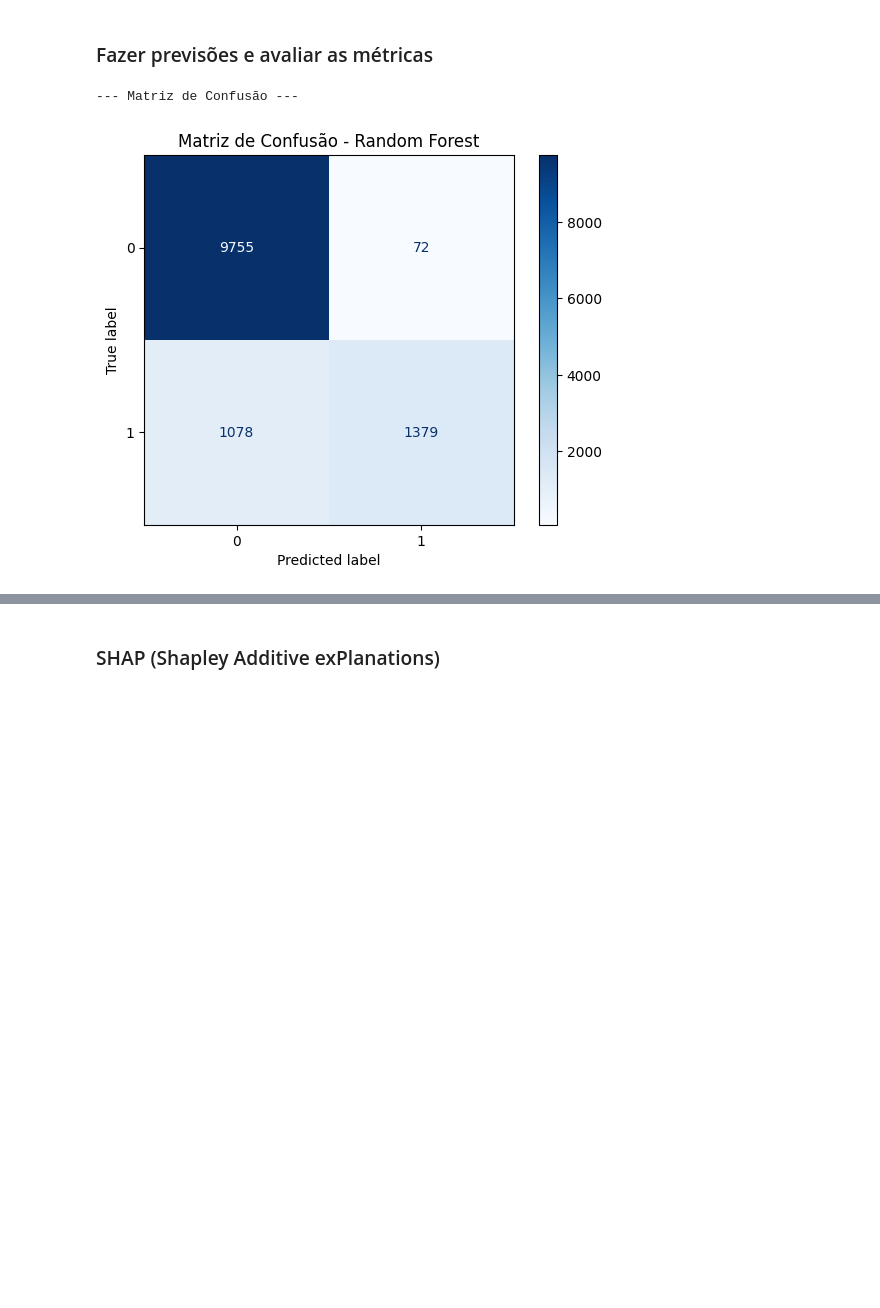
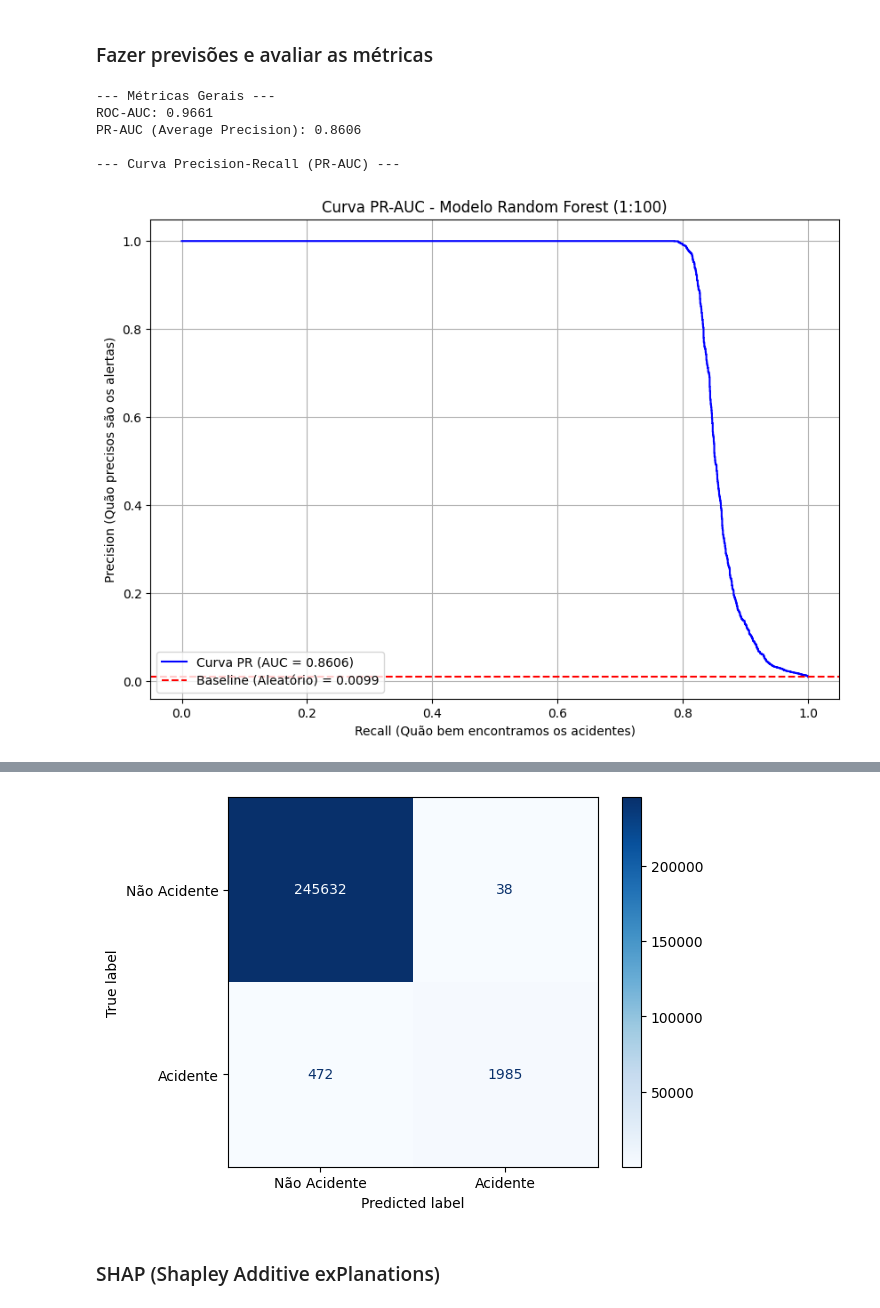
Before and after one commit to PedroSmithhh/TCC, a Jupyter notebook: random_forest.ipynb, the cells around one changed output, grey strips where cells are left out. Saved outputs shown, nothing was run; the diff lists cells and outputs as text; code cells hidden in the pictures; blank space fills up the shorter version.

Commit message:
modelo random forest atualizado

```diff
--- a/random_forest.ipynb
+++ b/random_forest.ipynb
@@ -11,5 +12,5 @@ import matplotlib.pyplot as plt
 # %%
-df = pd.read_csv('dataset_final_para_modelo_1_4.csv', decimal=",")
+df = pd.read_csv('dataset_final_para_modelo_1_100.csv', decimal=",")
 df
 # %% [output]
 |  | latitude | longitude | data | dia_semana | mes | is_weekend | hora | Sinistro | Chuva | ... |
@@ -54,0 +88,12 @@ RandomForestClassifier(class_weight='balanced', random_state=8)
+# %%
+final_rf_model = RandomForestClassifier(
+    random_state=8,
+    class_weight='balanced',
+    n_jobs=-1,
+    n_estimators=400,
+    max_depth=None,
+    min_samples_leaf=2,
+    min_samples_split=5
+)
+
+final_rf_model.fit(X_train, y_train)
@@ -55,23 +104,52 @@ RandomForestClassifier(class_weight='balanced', random_state=8)
 # %% [markdown]
 ### Fazer previsões e avaliar as métricas
 # %%
-# O modelo faz as previsões nos dados de teste
-y_pred = model.predict(X_test)
+y_prob_rf = final_rf_model.predict_proba(X_test)[:, 1]
+
+# Métricas Gerais (ROC-AUC e PR-AUC)
+roc_auc = roc_auc_score(y_test, y_prob_rf)
+pr_auc = average_precision_score(y_test, y_prob_rf)
+
+print(f"\n--- Métricas Gerais ---")
+print(f"ROC-AUC: {roc_auc:.4f}")
+print(f"PR-AUC (Average Precision): {pr_auc:.4f}")
+
+# 4. Plotar a Curva PR-AUC
+print("\n--- Curva Precision-Recall (PR-AUC) ---")
+precision, recall, thresholds_pr = precision_recall_curve(y_test, y_prob_rf)
+pr_auc_plot = auc(recall, precision)
+
+plt.figure(figsize=(10, 7))
+plt.plot(recall, precision, color='b', label=f'Curva PR (AUC = {pr_auc_plot:.4f})')
+
+# Linha de Base (Baseline)
+n_positivos = y_test.sum()
+n_total = len(y_test)
+baseline = n_positivos / n_total
+plt.axhline(y=baseline, color='r', linestyle='--', label=f'Baseline (Aleatório) = {baseline:.4f}')
+
+plt.title('Curva PR-AUC - Modelo Random Forest (1:100)')
+plt.xlabel('Recall (Quão bem encontramos os acidentes)')
+plt.ylabel('Precision (Quão precisos são os alertas)')
+plt.legend(loc='lower left')
+plt.grid(True)
+plt.show()
+
+LIMIAR_FINAL = 0.5
 
 
+y_pred_rf = (y_prob_rf >= LIMIAR_FINAL).astype(int)
+print(classification_report(y_test, y_pred_rf))
+
 print("\n--- Matriz de Confusão ---")
-cm = confusion_matrix(y_test, y_pred)
-ConfusionMatrixDisplay(cm).plot(cmap=plt.cm.Blues)
-plt.title("Matriz de Confusão - Random Forest")
+ConfusionMatrixDisplay.from_predictions(y_test, y_pred_rf,
+                                        cmap=plt.cm.Blues,
+                                        display_labels=['Não Acidente', 'Acidente'])
 plt.show()
-
-print("\n--- Relatório de Classificação ---")
-print(classification_report(y_test, y_pred))
-
-y_prob = model.predict_proba(X_test)[:, 1]
-auc = roc_auc_score(y_test, y_prob)
-print(f"--- AUC (Área Sob a Curva ROC) ---")
-print(f"{auc:.4f}")
 # %% [output]
---- Matriz de Confusão ---
+--- Métricas Gerais ---
+ROC-AUC: 0.9661
+PR-AUC (Average Precision): 0.8606
+
+--- Curva Precision-Recall (PR-AUC) ---
-[figure, old version]
+[figure, new version]
@@ -90,3 +167,4 @@ weighted avg       0.91      0.91      0.90     12284
+[figure, added]
 # %% [markdown]
 ### SHAP (Shapley Additive exPlanations)
 # %%
```
Also changed, not shown: parts of 11 cells of this notebook, 3 other files.
